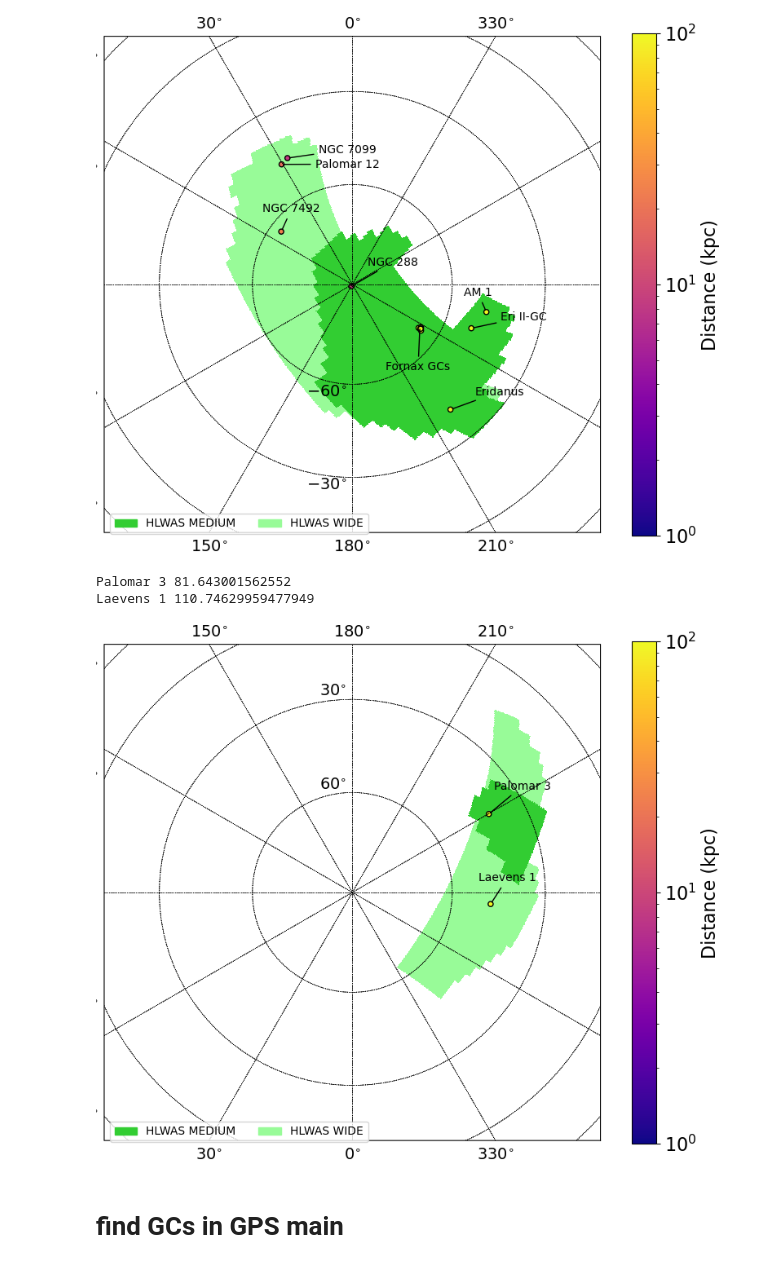
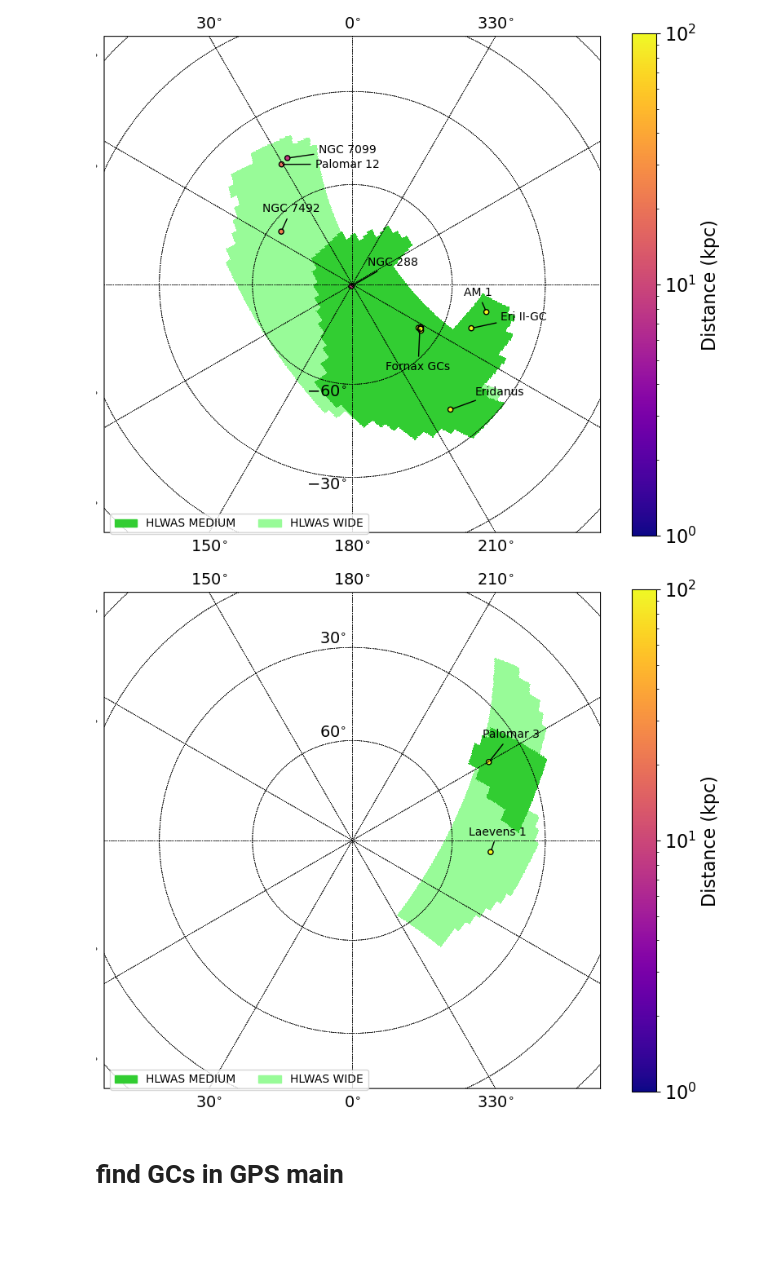
Before and after one commit to Dynamics-Penn/roman-nearfield, a Jupyter notebook: notebooks/ccs_footprints_gcs.ipynb, the cells around one changed output. Saved outputs shown, nothing was run; the diff lists cells and outputs as text; code cells hidden in the pictures; blank space fills up the shorter version.

```diff
--- a/notebooks/ccs_footprints_gcs.ipynb
+++ b/notebooks/ccs_footprints_gcs.ipynb
@@ -333,11 +335,9 @@ fig.savefig('../figures/ccs_footprints_gcs_south.png',dpi=200,bbox_inches='tight
 # %% [output]
 [figure]
 # %%
-plot_polar_projection(fp, gclist=gcs_north, annotate=True, whichpole='N').savefig('../figures/ccs_footprints_gcs_north.png',dpi=200,bbox_inches='tight')
+plot_polar_projection_gcs(fp, gclist=gcs_north, annotate=True, whichpole='N').savefig('../figures/ccs_footprints_gcs_north.png',dpi=200,bbox_inches='tight')
 # %% [output]
-Palomar 3 81.643001562552
-Laevens 1 110.74629959477949
-[figure, old version]
+[figure, new version]
 # %% [markdown]
 # find GCs in GPS main
 # %%
```
Also changed, not shown: parts of 5 cells of this notebook, 2 other files.
